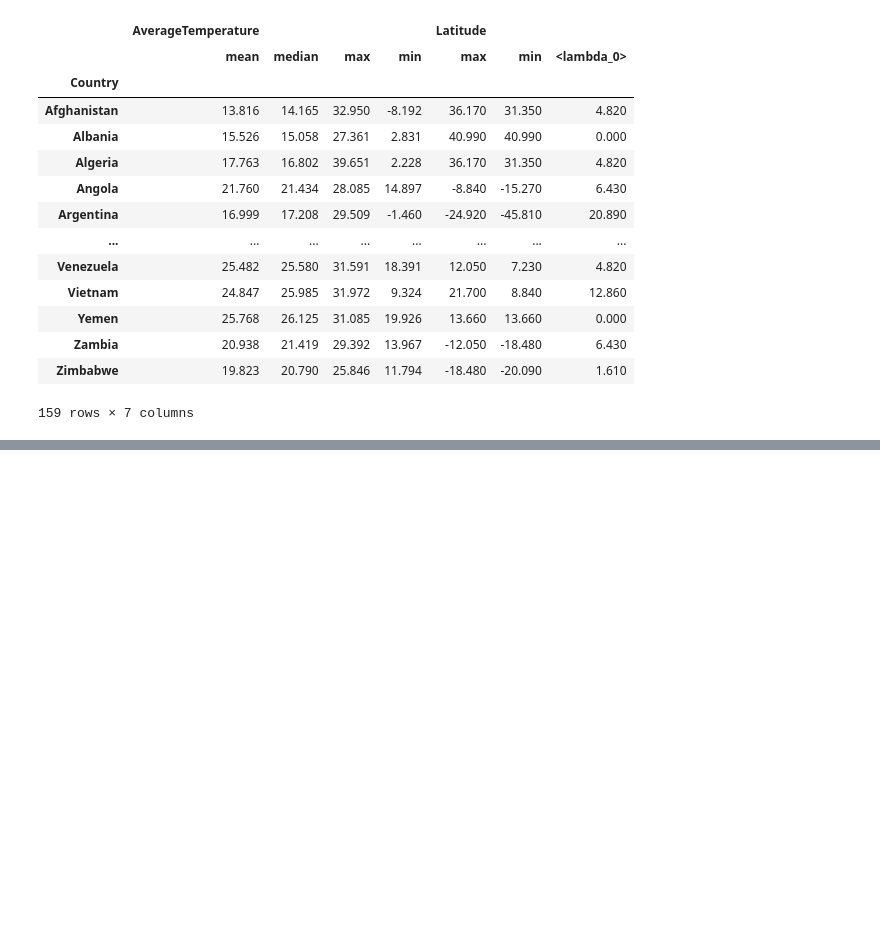
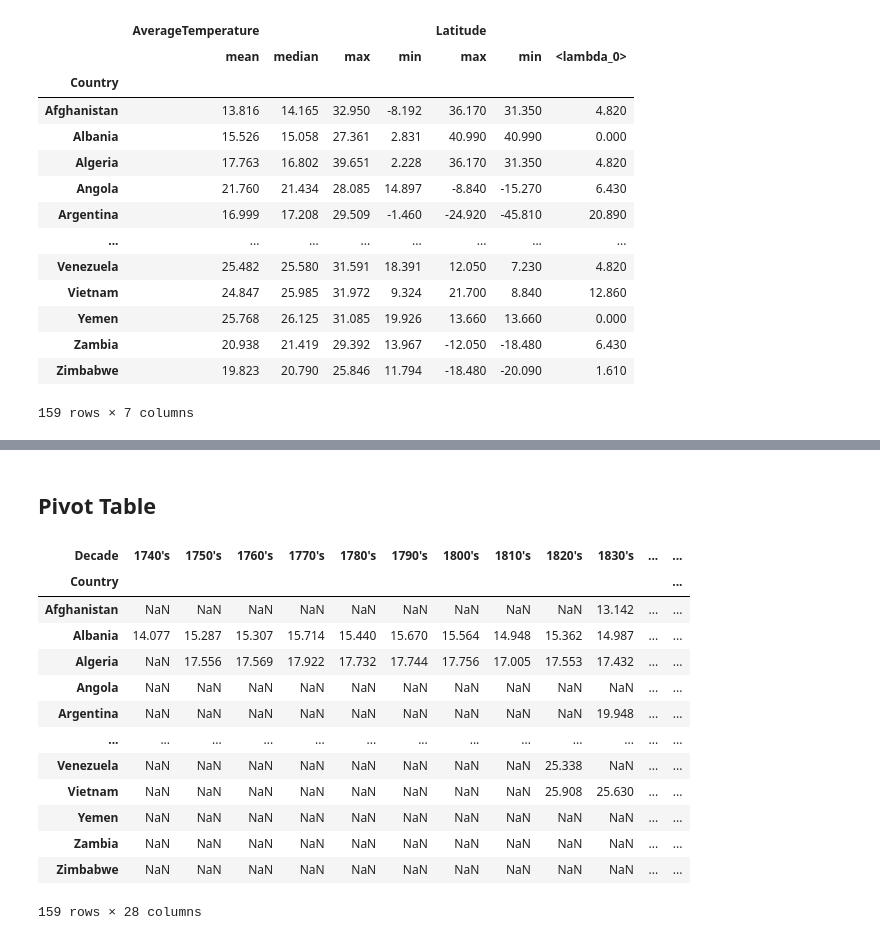
Before and after one commit to SoffieW/climate_repository, a Jupyter notebook: notebooks/exploratory/explore_and_process_data.ipynb, the cells around one changed output, grey strips where cells are left out. Cells and saved outputs as stored; diff of their text form; code cells hidden in the pictures; blank space fills up the shorter version.

```diff
--- a/notebooks/exploratory/explore_and_process_data.ipynb
+++ b/notebooks/exploratory/explore_and_process_data.ipynb
@@ -262,0 +260,8 @@ temps_df.groupby('Country').agg(aggregations)
+# %%
+temps_df.dt = temps_df.dt.str.replace('-','')
+temps_df['Date'] = pd.to_datetime((temps_df.dt).astype(str), format = '%Y%m%d')
+temps_df =temps_df.drop(columns ='dt')
+# %%
+newcol = (temps_df.Date.dt.year).astype(str).str[0:3] + '0\'s'
+temps_df["Decade"] = newcol
+temps_df
@@ -262,0 +282,20 @@ temps_df.groupby('Country').agg(aggregations)
+# %% [markdown]
+## Pivot Table
+# %%
+#pivot table
+temps_df.pivot_table(index = 'Country', columns = 'Decade', values = 'AverageTemperature', aggfunc = 'mean')
+# %% [output]
+| Decade | 1740's | 1750's | 1760's | 1770's | 1780's | 1790's | 1800's | 1810's | 1820's | 1830's | ... | ... |
+| Country |  |  |  |  |  |  |  |  |  |  |  | ... |
+| Afghanistan | NaN | NaN | NaN | NaN | NaN | NaN | NaN | NaN | NaN | 13.142 | ... | ... |
+| Albania | 14.077 | 15.287 | 15.307 | 15.714 | 15.440 | 15.670 | 15.564 | 14.948 | 15.362 | 14.987 | ... | ... |
+| Algeria | NaN | 17.556 | 17.569 | 17.922 | 17.732 | 17.744 | 17.756 | 17.005 | 17.553 | 17.432 | ... | ... |
+| Angola | NaN | NaN | NaN | NaN | NaN | NaN | NaN | NaN | NaN | NaN | ... | ... |
+| Argentina | NaN | NaN | NaN | NaN | NaN | NaN | NaN | NaN | NaN | 19.948 | ... | ... |
+| ... | ... | ... | ... | ... | ... | ... | ... | ... | ... | ... | ... | ... |
+| Venezuela | NaN | NaN | NaN | NaN | NaN | NaN | NaN | NaN | 25.338 | NaN | ... | ... |
+| Vietnam | NaN | NaN | NaN | NaN | NaN | NaN | NaN | NaN | 25.908 | 25.630 | ... | ... |
+| Yemen | NaN | NaN | NaN | NaN | NaN | NaN | NaN | NaN | NaN | NaN | ... | ... |
+| Zambia | NaN | NaN | NaN | NaN | NaN | NaN | NaN | NaN | NaN | NaN | ... | ... |
+| Zimbabwe | NaN | NaN | NaN | NaN | NaN | NaN | NaN | NaN | NaN | NaN | ... | ... |
+159 rows × 28 columns
```
Also changed, not shown: parts of 12 cells of this notebook.
